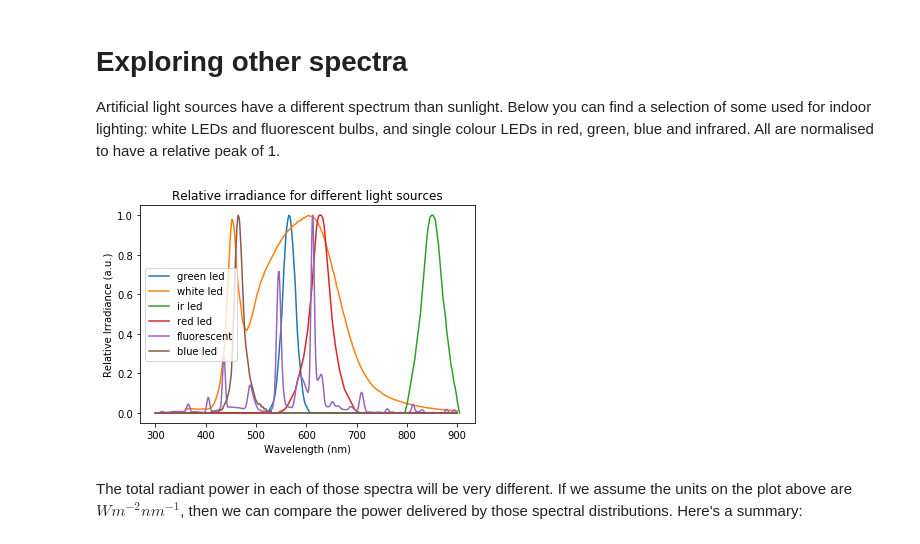
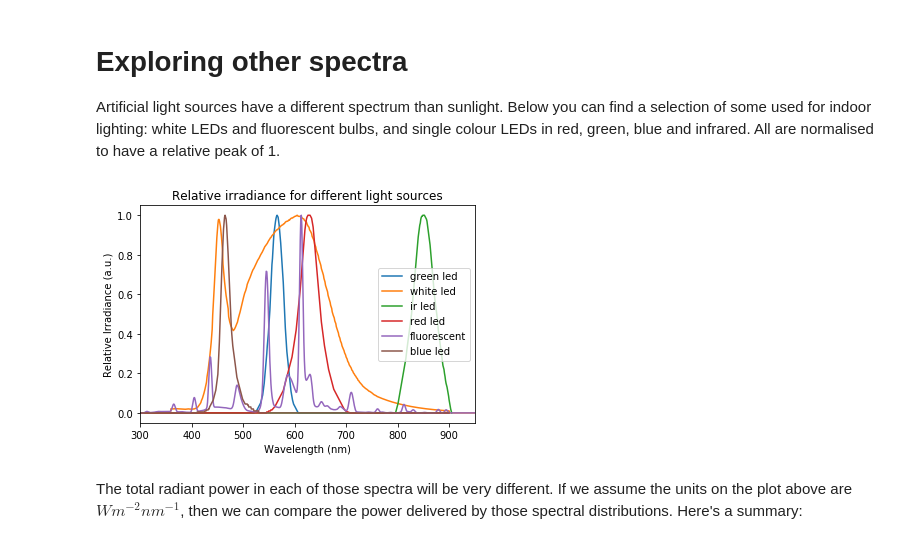
Before and after one commit to kaklin/sq-limit, a Jupyter notebook: SQ_limit.ipynb, the cells around one changed output. Drawn from its saved outputs; the diff is of its cells as text; code cells hidden in the pictures.

```diff
--- a/SQ_limit.ipynb
+++ b/SQ_limit.ipynb
@@ -18,10 +18,10 @@ import os
 %matplotlib inline
 # %%
 # Loading data from text files
+# You may have to modify the next line if running the notebook locally
 module_dir = os.path.dirname(os.path.abspath('.\\Jupyter\\')) + os.sep
-AM15_old = np.loadtxt(module_dir + 'sunlight.csv', delimiter=',', skiprows=1)
-AM15 = np.loadtxt(module_dir + 'ASTMG173.csv', delimiter=',', skiprows=1)
+
+# the ASTMG173.csv file holds the standard AM1.5 solar spectrum
+# You can find the original at rredc.nrel.gov/solar/spectra/am1.5
+spectrum = np.loadtxt(module_dir + 'ASTMG173.csv', delimiter=',', skiprows=1)
-# %%
-# Change this to whatever spectrum was loaded
-spectrum = AM15
 # %% [markdown]
@@ -591,34 +601,35 @@ led_green = np.loadtxt(module_dir + 'led_green.csv', delimiter=',', skiprows=1)
 led_white = np.loadtxt(module_dir + 'led_white.csv', delimiter=',', skiprows=1)
 fluor = np.loadtxt(module_dir + 'fluorescent.csv', delimiter=',', skiprows=1)
 
 # Let's pack it up in a dict
 spectra = {'white led': led_white,
            'red led': led_red,
            'green led': led_green,
            'blue led': led_blue,
            'ir led': led_ir,
            'fluorescent': fluor}
 
 # Normalise to a peak of 1
 def normalise_peak(spectrum):
     """overwrite original spectrum to have a peak of 1"""
     peak = max(spectrum[:,1])
     spectrum [:,1] = spectrum[:,1] / peak
     return
 
 
 # And plotting it for comparison
 for name, data in spectra.items():
     normalise_peak(data)
     plt.plot(data[:,0], data[:,1])
 
 plt.legend(spectra.keys())
 plt.xlabel('Wavelength (nm)')
+plt.xlim((300,950))
 plt.ylabel('Relative Irradiance (a.u.)')
 plt.title('Relative irradiance for different light sources')
 plt.show()
 # %% [output]
-[figure, old version]
+[figure, new version]
 # %% [markdown]
 The total radiant power in each of those spectra will be very different. If we assume the units on the plot above are $Wm^{-2}nm^{-1}$, then we can compare the power delivered by those spectral distributions. Here's a summary:
 # %%
```
Also changed, not shown: parts of 58 cells of this notebook.
